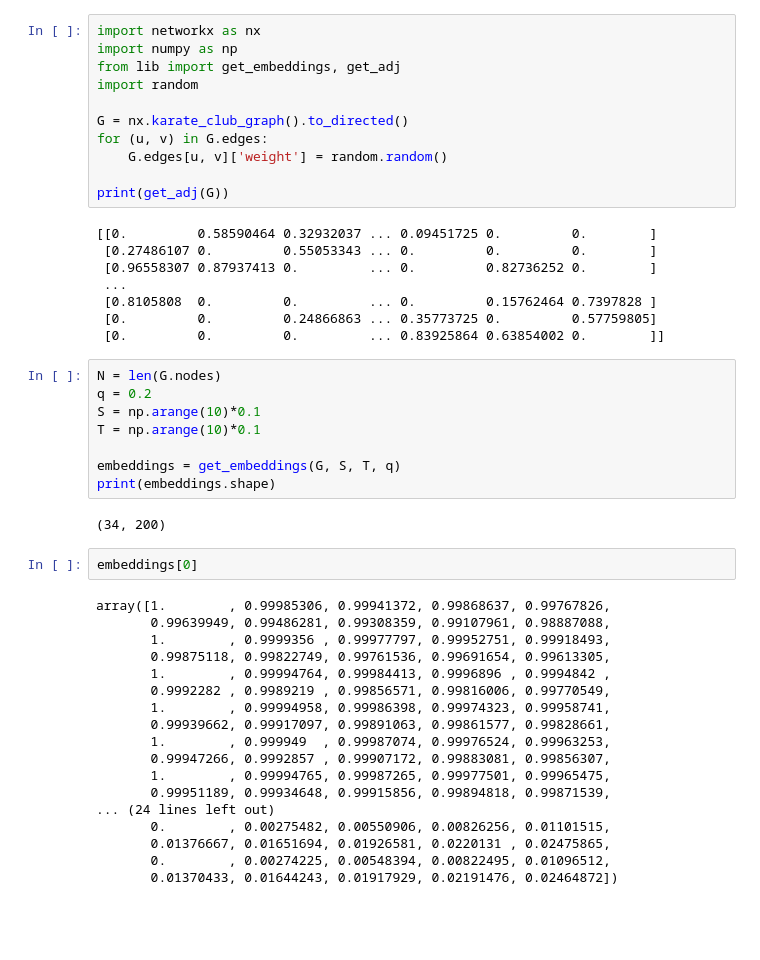
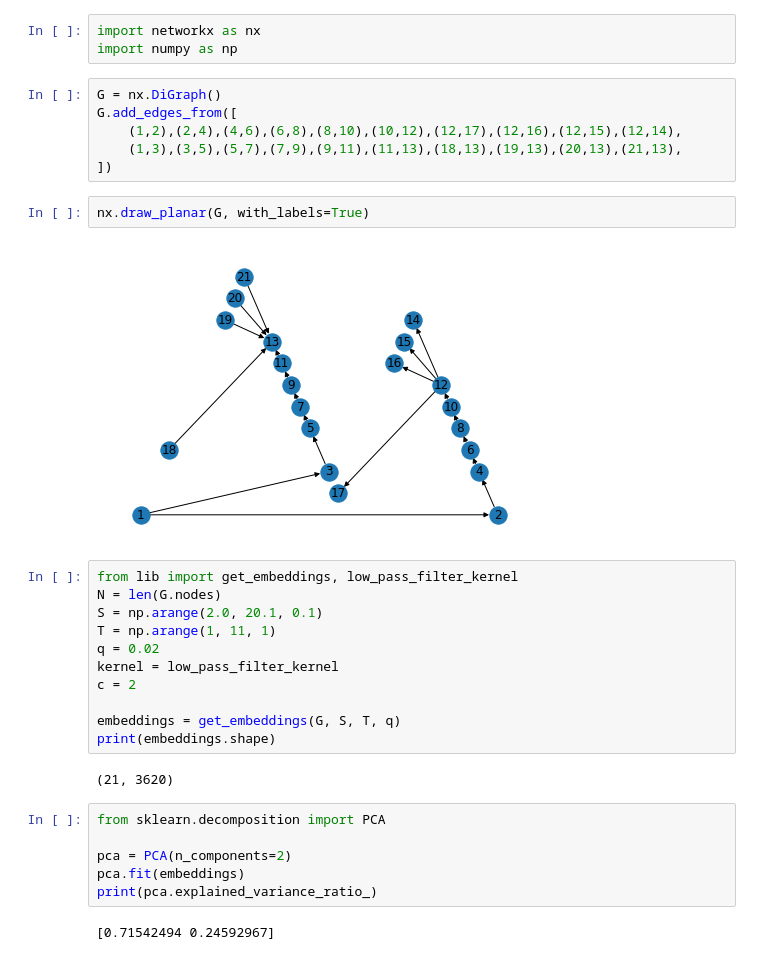
Before and after one commit to ErikLundin98/hermitian_laplacian_graph, a Jupyter notebook: demo.ipynb, the cells around one changed output. Saved outputs shown, nothing was run; the diff lists cells and outputs as text; blank space fills up the shorter version.

Commit message:
update demo.ipynb with PCA plot

```diff
--- a/demo.ipynb
+++ b/demo.ipynb
@@ -1,49 +1,34 @@
-# %%
-import networkx as nx
-import numpy as np
-from lib import get_embeddings, get_adj
-import random
-
-G = nx.karate_club_graph().to_directed()
-for (u, v) in G.edges:
-    G.edges[u, v]['weight'] = random.random()
-
-print(get_adj(G))
-# %% [output]
-[[0.         0.58590464 0.32932037 ... 0.09451725 0.         0.        ]
- [0.27486107 0.         0.55053343 ... 0.         0.         0.        ]
- [0.96558307 0.87937413 0.         ... 0.         0.82736252 0.        ]
- ...
- [0.8105808  0.         0.         ... 0.         0.15762464 0.7397828 ]
- [0.         0.         0.24866863 ... 0.35773725 0.         0.57759805]
- [0.         0.         0.         ... 0.83925864 0.63854002 0.        ]]
+# %%
+import networkx as nx
+import numpy as np
+# %%
+G = nx.DiGraph()
+G.add_edges_from([
+    (1,2),(2,4),(4,6),(6,8),(8,10),(10,12),(12,17),(12,16),(12,15),(12,14),
+    (1,3),(3,5),(5,7),(7,9),(9,11),(11,13),(18,13),(19,13),(20,13),(21,13),
+])
+# %%
+nx.draw_planar(G, with_labels=True)
+# %% [output]
+[figure, added]
 # %%
+from lib import get_embeddings, low_pass_filter_kernel
 N = len(G.nodes)
-q = 0.2
-S = np.arange(10)*0.1
-T = np.arange(10)*0.1
+S = np.arange(2.0, 20.1, 0.1)
+T = np.arange(1, 11, 1)
+q = 0.02
+kernel = low_pass_filter_kernel
+c = 2
 
 embeddings = get_embeddings(G, S, T, q)
 print(embeddings.shape)
 # %% [output]
-(34, 200)
+(21, 3620)
-# %%
-embeddings[0]
-# %% [output]
-array([1.        , 0.99985306, 0.99941372, 0.99868637, 0.99767826,
-       0.99639949, 0.99486281, 0.99308359, 0.99107961, 0.98887088,
-       1.        , 0.9999356 , 0.99977797, 0.99952751, 0.99918493,
-       0.99875118, 0.99822749, 0.99761536, 0.99691654, 0.99613305,
-       1.        , 0.99994764, 0.99984413, 0.9996896 , 0.9994842 ,
-       0.9992282 , 0.9989219 , 0.99856571, 0.99816006, 0.99770549,
-       1.        , 0.99994958, 0.99986398, 0.99974323, 0.99958741,
-       0.99939662, 0.99917097, 0.99891063, 0.99861577, 0.99828661,
-       1.        , 0.999949  , 0.99987074, 0.99976524, 0.99963253,
-       0.99947266, 0.9992857 , 0.99907172, 0.99883081, 0.99856307,
-       1.        , 0.99994765, 0.99987265, 0.99977501, 0.99965475,
-       0.99951189, 0.99934648, 0.99915856, 0.99894818, 0.99871539,
-... (24 lines left out)
-       0.        , 0.00275482, 0.00550906, 0.00826256, 0.01101515,
-       0.01376667, 0.01651694, 0.01926581, 0.0220131 , 0.02475865,
-       0.        , 0.00274225, 0.00548394, 0.00822495, 0.01096512,
-       0.01370433, 0.01644243, 0.01917929, 0.02191476, 0.02464872])
+# %%
+from sklearn.decomposition import PCA
+
+pca = PCA(n_components=2)
+pca.fit(embeddings)
+print(pca.explained_variance_ratio_)
+# %% [output]
+[0.71542494 0.24592967]
```
Also changed, not shown: parts of 1 cell of this notebook.
